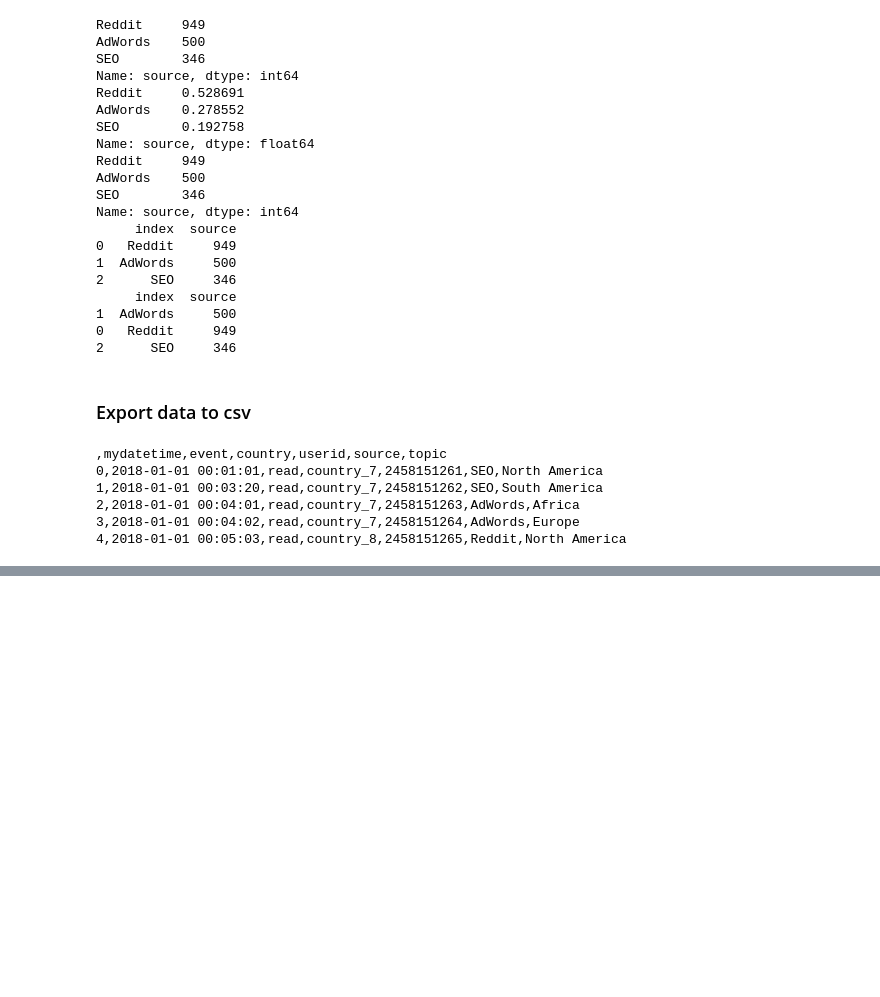
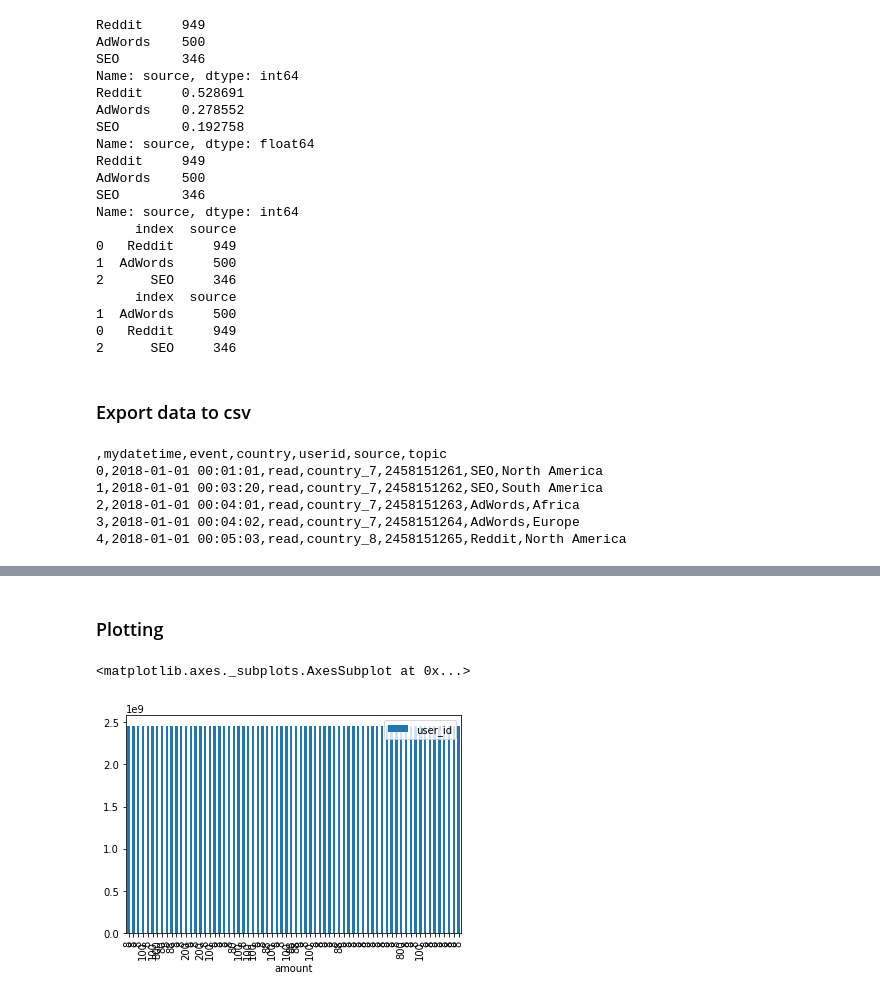
Before and after one commit to kuntalkumarpal/Python-cheat-sheets, a Jupyter notebook: Pandas_Tutorials.ipynb, the cells around one changed output, grey strips where cells are left out. Drawn from its saved outputs; the diff is of its cells as text; code cells hidden in the pictures; blank space fills up the shorter version.

```diff
--- a/Pandas_Tutorials.ipynb
+++ b/Pandas_Tutorials.ipynb
@@ -567,0 +680,7 @@ print(data[:5].to_csv())
+# %% [markdown]
+### Plotting
+# %%
+blog_buy.plot.bar('amount')
+# %% [output]
+<matplotlib.axes._subplots.AxesSubplot at 0x...>
+[figure, added]
```
Also changed, not shown: parts of 15 cells of this notebook, 1 other file.
